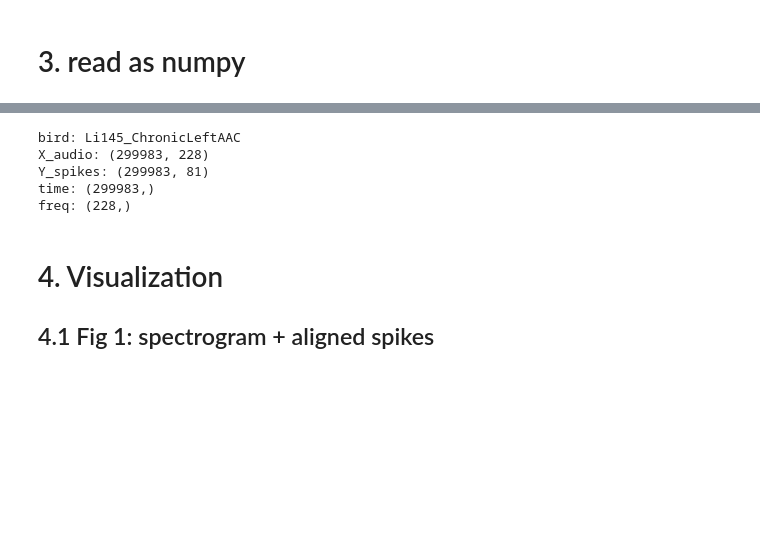
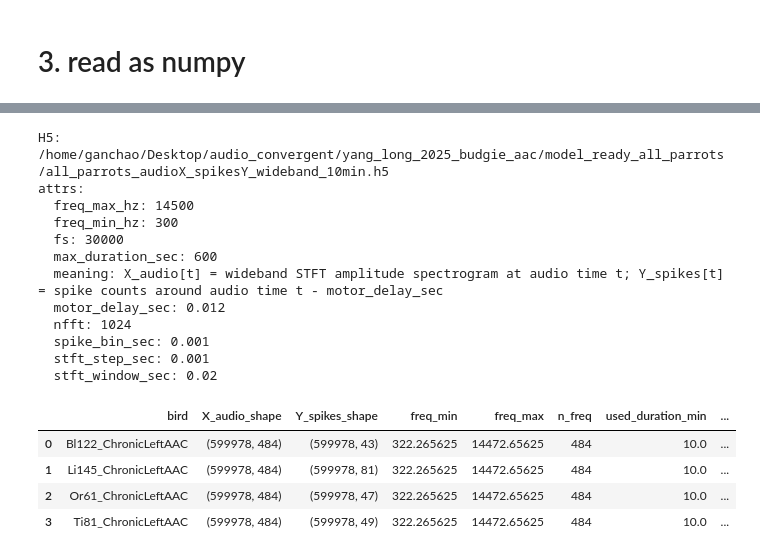
Before and after one commit to weigcdsb/audio-latent, a Jupyter notebook: 3_exploratory_v2.ipynb, the cells around one changed output, grey strips where cells are left out. Drawn from its saved outputs; the diff is of its cells as text; code cells hidden in the pictures; blank space fills up the shorter version.

```diff
--- a/3_exploratory_v2.ipynb
+++ b/3_exploratory_v2.ipynb
@@ -248,23 +242,45 @@ Y_spikes: (299983, 49) uint16
-# %%
-bird = "Li145_ChronicLeftAAC"
-
-X_audio = data[bird]["X_audio"]
-Y_spikes = data[bird]["Y_spikes"]
-time = data[bird]["time"]
-freq = data[bird]["freq"]
-
-print("bird:", bird)
-print("X_audio:", X_audio.shape)
-print("Y_spikes:", Y_spikes.shape)
-print("time:", time.shape)
-print("freq:", freq.shape)
-# %% [output]
-bird: Li145_ChronicLeftAAC
-X_audio: (299983, 228)
-Y_spikes: (299983, 81)
-time: (299983,)
-freq: (228,)
-# %% [markdown]
-# 4. Visualization
-## 4.1 Fig 1: spectrogram + aligned spikes
+# %%
+with h5py.File(OUT_H5, "r") as h5:
+    print("H5:", OUT_H5)
+    print("attrs:")
+    for k, v in h5.attrs.items():
+        print(f"  {k}: {v}")
+
+    rows = []
+
+    for bird in BIRDS:
+        g = h5[bird]
+
+        rows.append({
+            "bird": bird,
+            "X_audio_shape": tuple(g["X_audio"].shape),
+            "Y_spikes_shape": tuple(g["Y_spikes"].shape),
+            "freq_min": float(g["freq_hz"][0]),
+            "freq_max": float(g["freq_hz"][-1]),
+            "n_freq": len(g["freq_hz"]),
+            "used_duration_min": float(g.attrs["used_duration_sec"]) / 60,
+            "raw_duration_min": float(g.attrs["raw_duration_sec"]) / 60,
+            "n_units": int(g.attrs["n_units"]),
+        })
+
+summary_df = pd.DataFrame(rows)
+display(summary_df)
+# %% [output]
+H5: /home/ganchao/Desktop/audio_convergent/yang_long_2025_budgie_aac/model_ready_all_parrots/all_parrots_audioX_spikesY_wideband_10min.h5
+attrs:
+  freq_max_hz: 14500
+  freq_min_hz: 300
+  fs: 30000
+  max_duration_sec: 600
+  meaning: X_audio[t] = wideband STFT amplitude spectrogram at audio time t; Y_spikes[t] = spike counts around audio time t - motor_delay_sec
+  motor_delay_sec: 0.012
+  nfft: 1024
+  spike_bin_sec: 0.001
+  stft_step_sec: 0.001
+  stft_window_sec: 0.02
+|  | bird | X_audio_shape | Y_spikes_shape | freq_min | freq_max | n_freq | used_duration_min | ... |
+| 0 | Bl122_ChronicLeftAAC | (599978, 484) | (599978, 43) | 322.265625 | 14472.65625 | 484 | 10.0 | ... |
+| 1 | Li145_ChronicLeftAAC | (599978, 484) | (599978, 81) | 322.265625 | 14472.65625 | 484 | 10.0 | ... |
+| 2 | Or61_ChronicLeftAAC | (599978, 484) | (599978, 47) | 322.265625 | 14472.65625 | 484 | 10.0 | ... |
+| 3 | Ti81_ChronicLeftAAC | (599978, 484) | (599978, 49) | 322.265625 | 14472.65625 | 484 | 10.0 | ... |
 # %%
```
Also changed, not shown: parts of 13 cells of this notebook, 3 other files.
